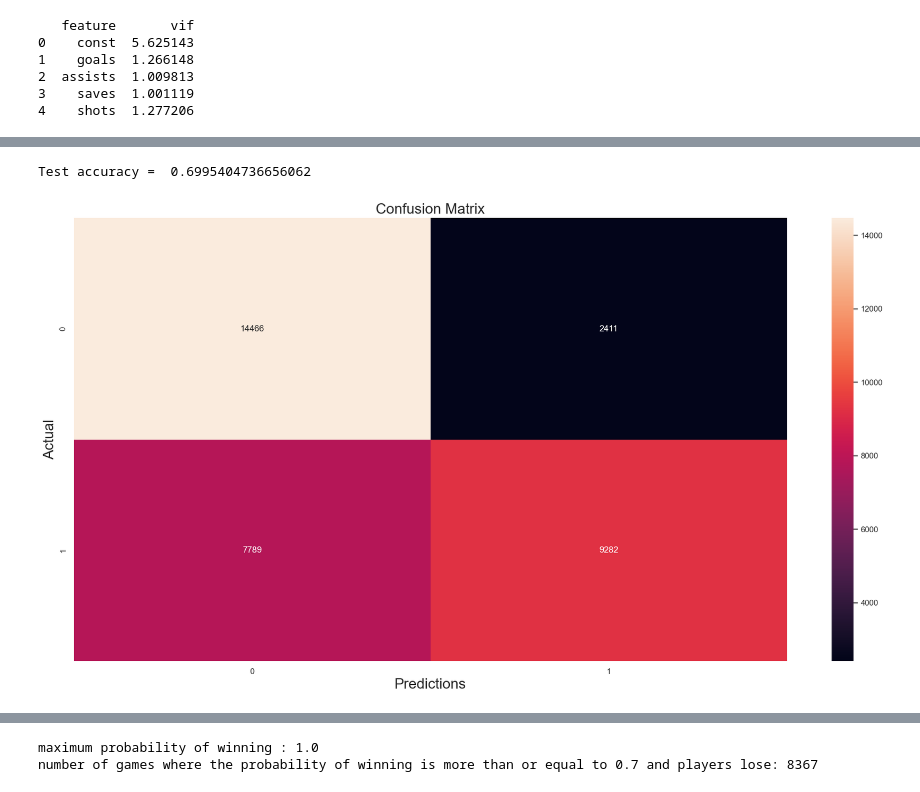
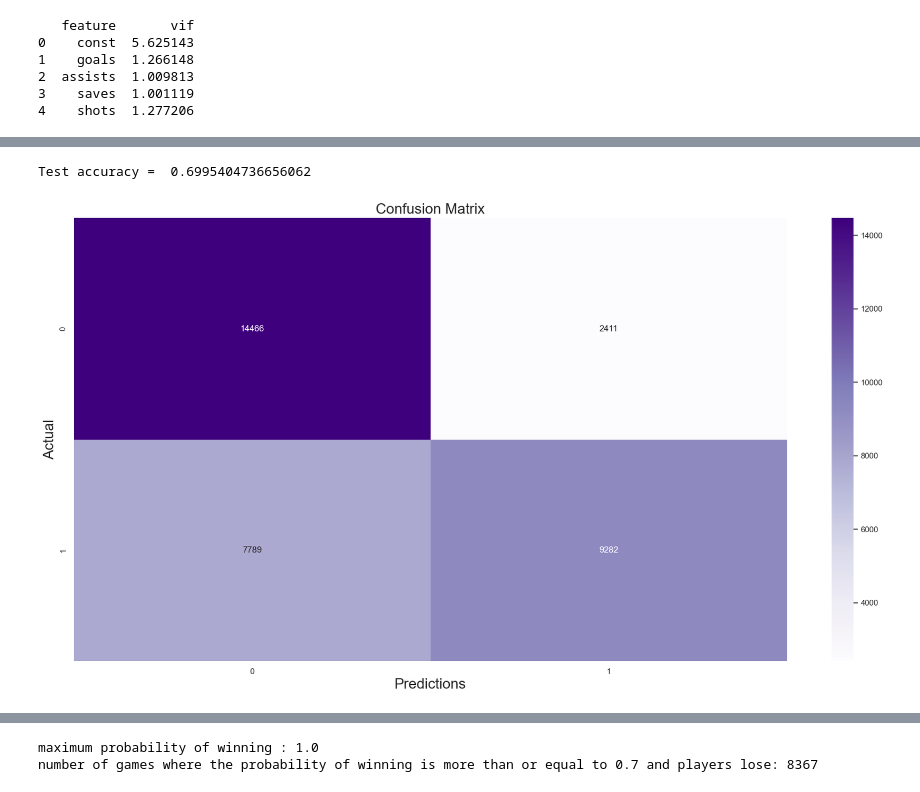
Before and after one commit to martinbrnak/CS365---Rocket-League-Esport-Data-Analysis, a Jupyter notebook: cs365.ipynb, the cells around one changed output, grey strips where cells are left out. Saved outputs shown, nothing was run; the diff lists cells and outputs as text; code cells hidden in the pictures.

Commit message:
Final update of related data

```diff
--- a/cs365.ipynb
+++ b/cs365.ipynb
@@ -34,7 +34,7 @@ def extract_stats(games):
                     'score': player['stats']['core'].get('score'),
                     'shooting percentage': player['stats']['core'].get('shootingPercentage'),
                     'goal participation': player['advanced'].get('goalParticipation'),
-                    'boost consumed per minute': player['stats']['boost'].get('bcpm'),
+                    'boost consumed / min.': player['stats']['boost'].get('bcpm'),
                     'boost collected': player['stats']['boost'].get('amountCollected'),
                     'boost stolen': player['stats']['boost'].get('amountStolen'),
                     'average boost amount': player['stats']['boost'].get('avgAmount'),
@@ -47,7 +47,7 @@ def extract_stats(games):
                     'time supersonic': player['stats']['movement'].get('timeSupersonicSpeed'),
                     'average speed': player['stats']['movement'].get('avgSpeed'),
                     'total distance covered': player['stats']['movement'].get('totalDistance'),
-                    'average distance to ball': player['stats']['positioning'].get('avgDistanceToBall')
+                    'avg. distance to ball': player['stats']['positioning'].get('avgDistanceToBall')
                 } for player in player_stats]
 
                 data += team_data
@@ -496,5 +500,5 @@ mean number of shots is 2.7211912336514668
 # %%
-data = stats.filter(['team', 'player', 'goals', 'assists', 'saves', 'shots', 'win'])
+data = stats.filter(['team', 'player', 'goals', 'assists', 'saves', 'shots', 'score', 'win'])
 # %%
 data['goals'] = data['goals'].clip(upper=4)
 
@@ -504,5 +508,7 @@ data['saves'] = data['saves'].clip(upper=5)
 
 data['shots'] = data['shots'].clip(upper=13)
 
+data['score'] = data['score'].clip(upper=1057.0)
+
 data.describe()
 # %% [output]
@@ -517,0 +524,10 @@ data.describe()
+# %%
+model_stats = data[['goals', 'assists', 'saves', 'shots', 'score']]
+
+model_stats = sm.add_constant(model_stats)
+
+vif = pd.DataFrame()
+vif['feature'] = model_stats.columns
+vif['vif'] = [variance_inflation_factor(model_stats.values, i)
+                           for i in range(len(model_stats.columns))]
+print(vif)
@@ -564,20 +592,21 @@ shots          0.0348      0.005      7.233      0.000       0.025       0.044
 # %%
 pred = result.predict(X_test)
 prediction = list(map(round, pred))
 
 print('Test accuracy = ', accuracy_score(y_test, prediction))
 
 cm = confusion_matrix(y_test, prediction)
 
 ax = plt.subplot()
-sns.heatmap(cm, annot=True, fmt='g', ax=ax)
+sns.heatmap(cm, annot=True, fmt='g', cmap='Purples', ax=ax)
 plt.xlabel('Predictions', fontsize=20)
 plt.ylabel('Actual', fontsize=20)
 plt.title('Confusion Matrix', fontsize=20)
+plt.savefig('Confusion Matrix.png')
 plt.show()
 # %% [output]
 Test accuracy =  0.6995404736656062
-[figure, old version]
+[figure, new version]
 # %%
 predictions = []
 for index, row in data.iterrows():
```
Also changed, not shown: parts of 19 cells of this notebook, 7 other files.
